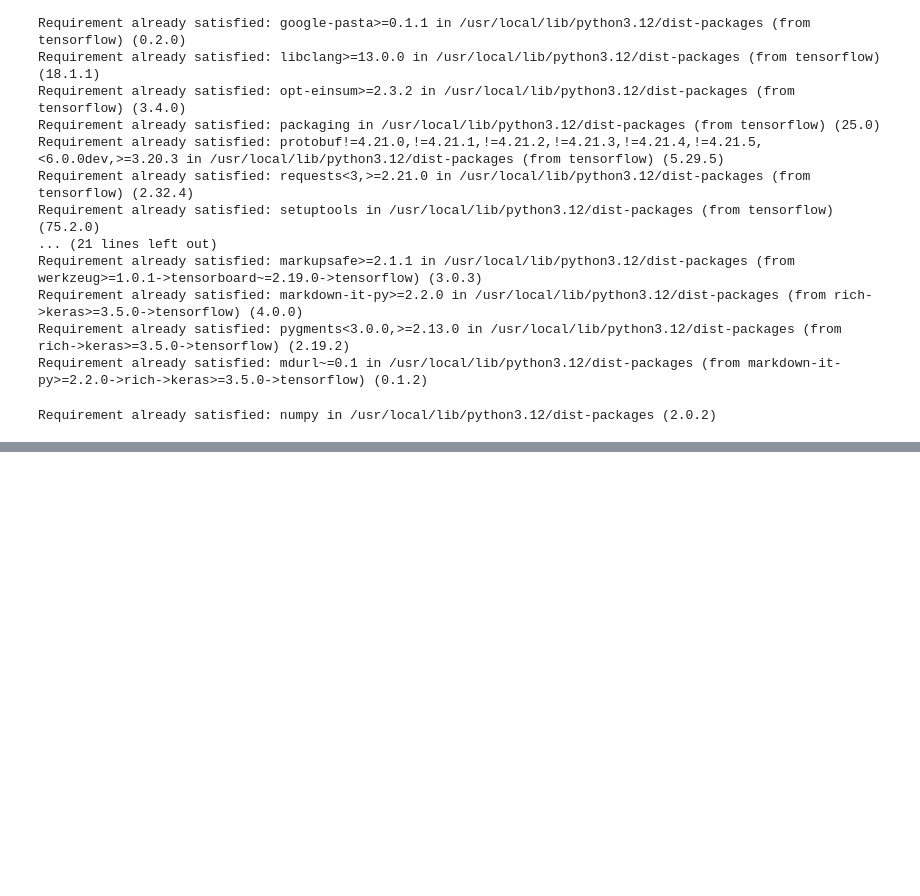
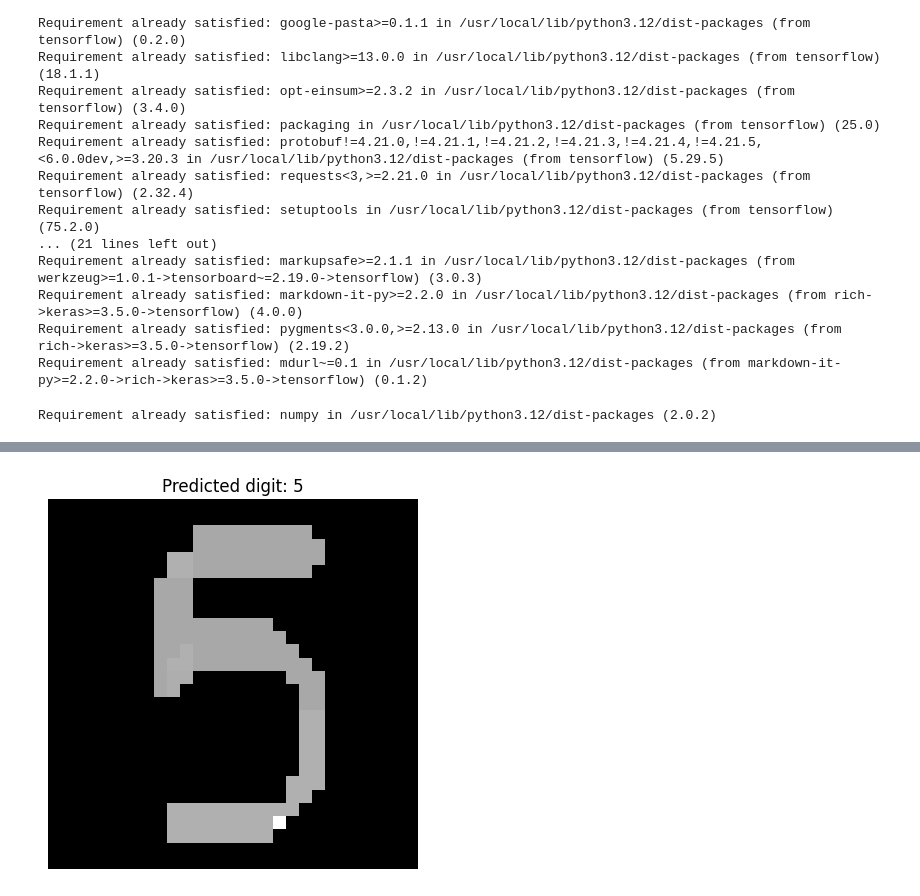
Before and after one commit to Thriam/mercml, a Jupyter notebook: ML DL Training/DL/Tensorflow/tensorflow_demo.ipynb, the cells around one changed output, grey strips where cells are left out. Saved outputs shown, nothing was run; the diff lists cells and outputs as text; code cells hidden in the pictures; blank space fills up the shorter version.

```diff
--- a/ML DL Training/DL/Tensorflow/tensorflow_demo.ipynb
+++ b/ML DL Training/DL/Tensorflow/tensorflow_demo.ipynb
@@ -145,0 +174,25 @@ Predicted digit: 2
+# %%
+# Load PNG image
+img = image.load_img(
+    "five.webp",
+    color_mode="grayscale",
+    target_size=(28, 28)
+)
+
+# Convert to array
+img_array = image.img_to_array(img)
+
+# Normalize and reshape
+img_array = img_array / 255.0
+img_array = img_array.reshape(1, 28, 28, 1)
+
+# Predict
+prediction = model.predict(img_array)
+predicted_digit = np.argmax(prediction)
+
+# Display result
+plt.imshow(img, cmap="gray")
+plt.title(f"Predicted digit: {predicted_digit}")
+plt.axis("off")
+plt.show()
+# %% [output]
@@ -145,0 +200 @@ Predicted digit: 2
+[figure, added]
```
Also changed, not shown: parts of 25 cells of this notebook, 2 other files.
